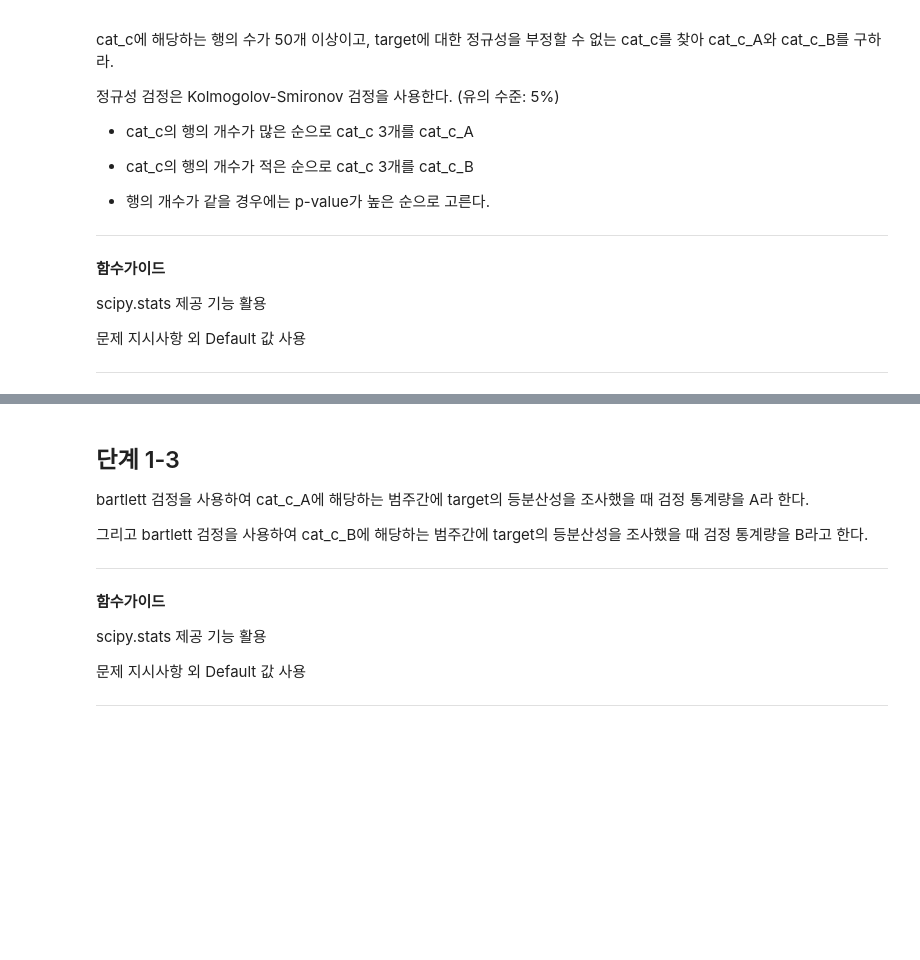
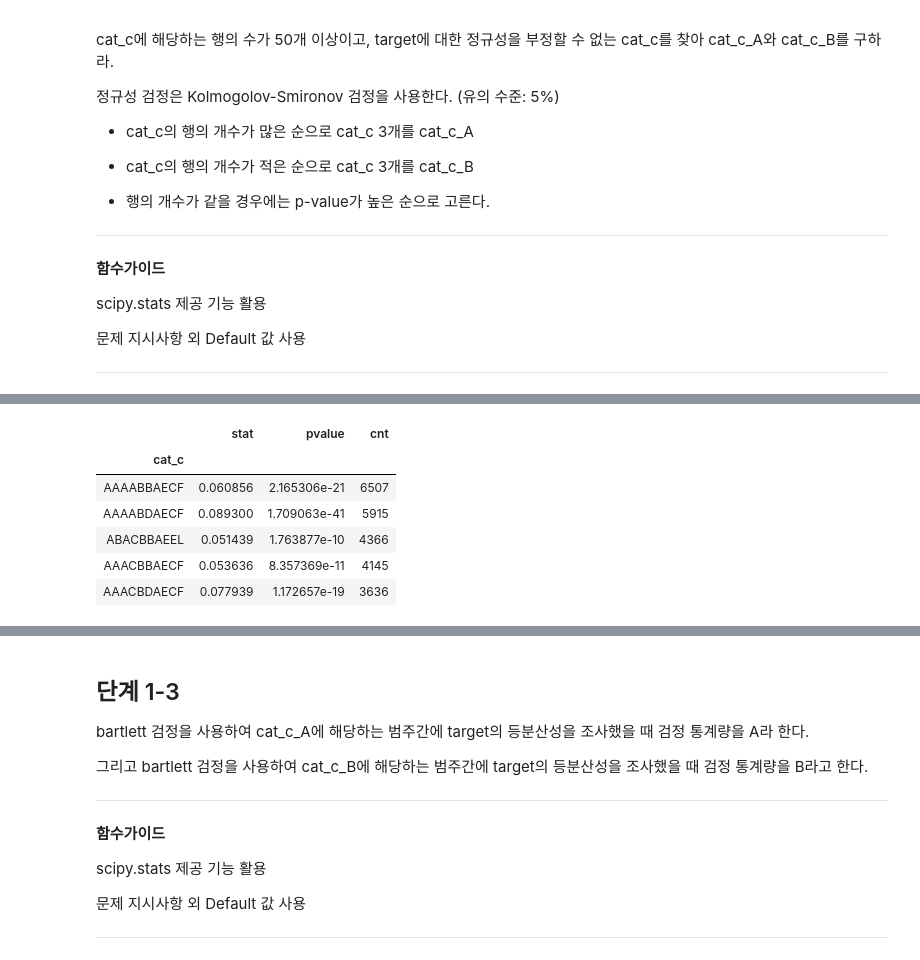
Before and after one commit to dowonjj/DS_lv3_2504_2, a Jupyter notebook: sec_ds_lv3_prob2_prob.ipynb, the cells around one changed output, grey strips where cells are left out. Cells and saved outputs as stored; diff of their text form; code cells hidden in the pictures; blank space fills up the shorter version.

```diff
--- a/sec_ds_lv3_prob2_prob.ipynb
+++ b/sec_ds_lv3_prob2_prob.ipynb
@@ -408,0 +613,28 @@ scipy.stats 제공 기능 활용
+# %%
+# 방법 2: 반복문
+
+from scipy.stats import kstest, norm
+# 결과를 저장하기 위한 list입니다.
+ks_result = []
+# value_counts로 cat_c의 빈도수를 가져옵니다.
+# k(key)는 cat_c, v(value)는 빈도수가 됩니다.
+for k, v in df_prob1['cat_c'].value_counts().items():
+    # 빈도수에 대하여 내림 차순으로 넘어오기 때문에
+    # 50 미만일 경우에 요건에 맞추어 멈춥니다.
+    if v < 50:
+        break
+    # 현재 라운드에 대한 kstest를 수행합니다.
+    s_target = df_prob1.loc[df_prob1['cat_c'] == k, 'target']
+    result = kstest((s_target - s_target.mean()) / s_target.std(), norm.cdf)
+    # (cat_c, 검정통계량, pvalue, 빈도수) 튜플을 ks_result에 추가합니다.
+    ks_result.append((k, result.statistic, result.pvalue, v))
+df_kstest = pd.DataFrame(ks_result, columns=['cat_c', 'stat', 'pvalue', 'cnt']).set_index('cat_c')
+df_kstest.head()
+# %% [output]
+|  | stat | pvalue | cnt |
+| cat_c |  |  |  |
+| AAAABBAECF | 0.060856 | 2.165306e-21 | 6507 |
+| AAAABDAECF | 0.089300 | 1.709063e-41 | 5915 |
+| ABACBBAEEL | 0.051439 | 1.763877e-10 | 4366 |
+| AAACBBAECF | 0.053636 | 8.357369e-11 | 4145 |
+| AAACBDAECF | 0.077939 | 1.172657e-19 | 3636 |
```
Also changed, not shown: parts of 50 cells of this notebook.
